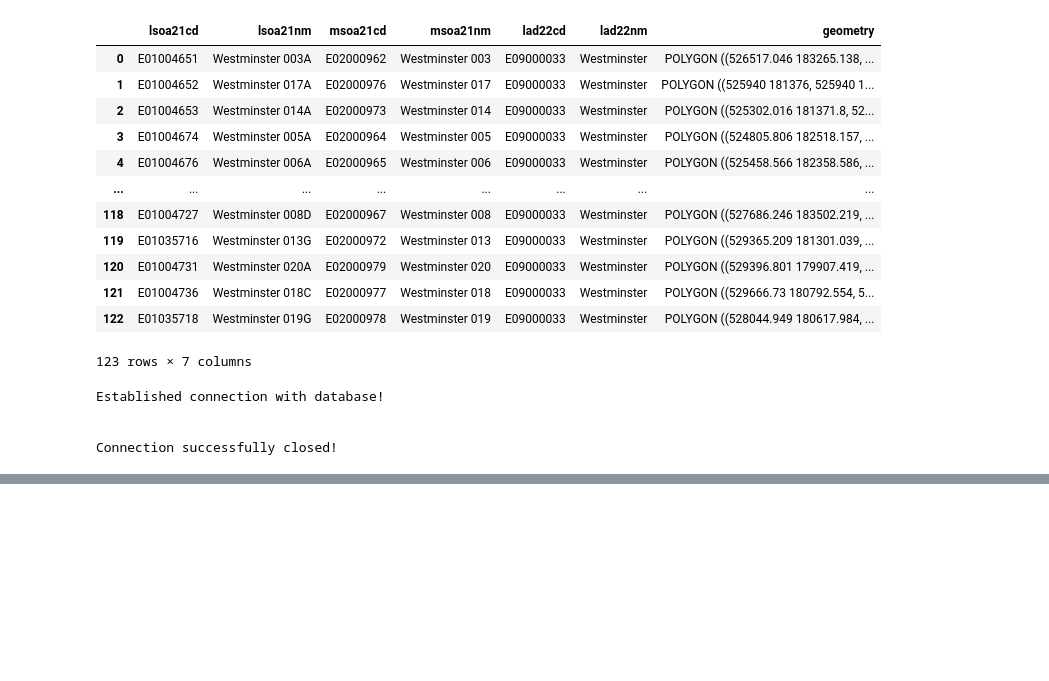
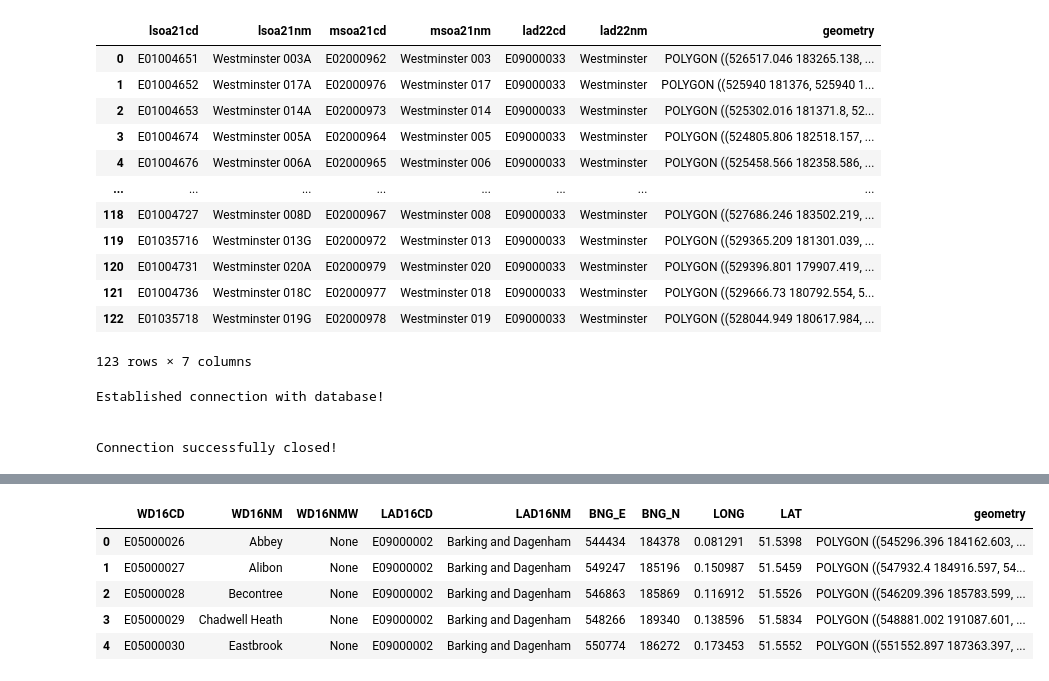
Before and after one commit to MilesDidden/Multi.-CBL-Group-04, a Jupyter notebook: Exploring_data_Miles.ipynb, the cells around one changed output, grey strips where cells are left out. Cells and saved outputs as stored; diff of their text form; code cells hidden in the pictures; blank space fills up the shorter version.

```diff
--- a/Exploring_data_Miles.ipynb
+++ b/Exploring_data_Miles.ipynb
@@ -134,0 +160,10 @@ resulting_df
+# %%
+ward_loc = gpd.read_file("data/Wards_December_2016_Boundaries_UK_BFE_2022_-5810284385438997272")
+ward_loc.head()
+# %% [output]
+|  | WD16CD | WD16NM | WD16NMW | LAD16CD | LAD16NM | BNG_E | BNG_N | LONG | LAT | geometry |
+| 0 | E05000026 | Abbey | None | E09000002 | Barking and Dagenham | 544434 | 184378 | 0.081291 | 51.5398 | POLYGON ((545296.396 184162.603, ... |
+| 1 | E05000027 | Alibon | None | E09000002 | Barking and Dagenham | 549247 | 185196 | 0.150987 | 51.5459 | POLYGON ((547932.4 184916.597, 54... |
+| 2 | E05000028 | Becontree | None | E09000002 | Barking and Dagenham | 546863 | 185869 | 0.116912 | 51.5526 | POLYGON ((546209.396 185783.599, ... |
+| 3 | E05000029 | Chadwell Heath | None | E09000002 | Barking and Dagenham | 548266 | 189340 | 0.138596 | 51.5834 | POLYGON ((548881.002 191087.601, ... |
+| 4 | E05000030 | Eastbrook | None | E09000002 | Barking and Dagenham | 550774 | 186272 | 0.173453 | 51.5552 | POLYGON ((551552.897 187363.397, ... |
```
Also changed, not shown: parts of 8 cells of this notebook, 2 other files.
